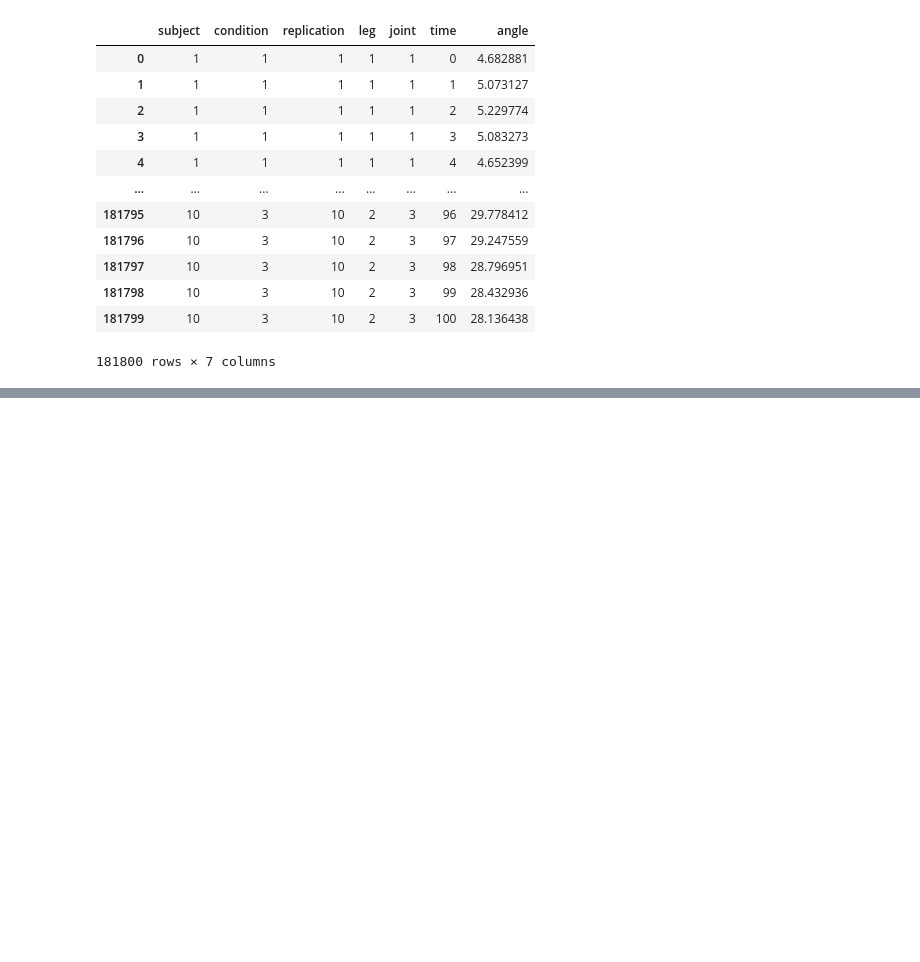
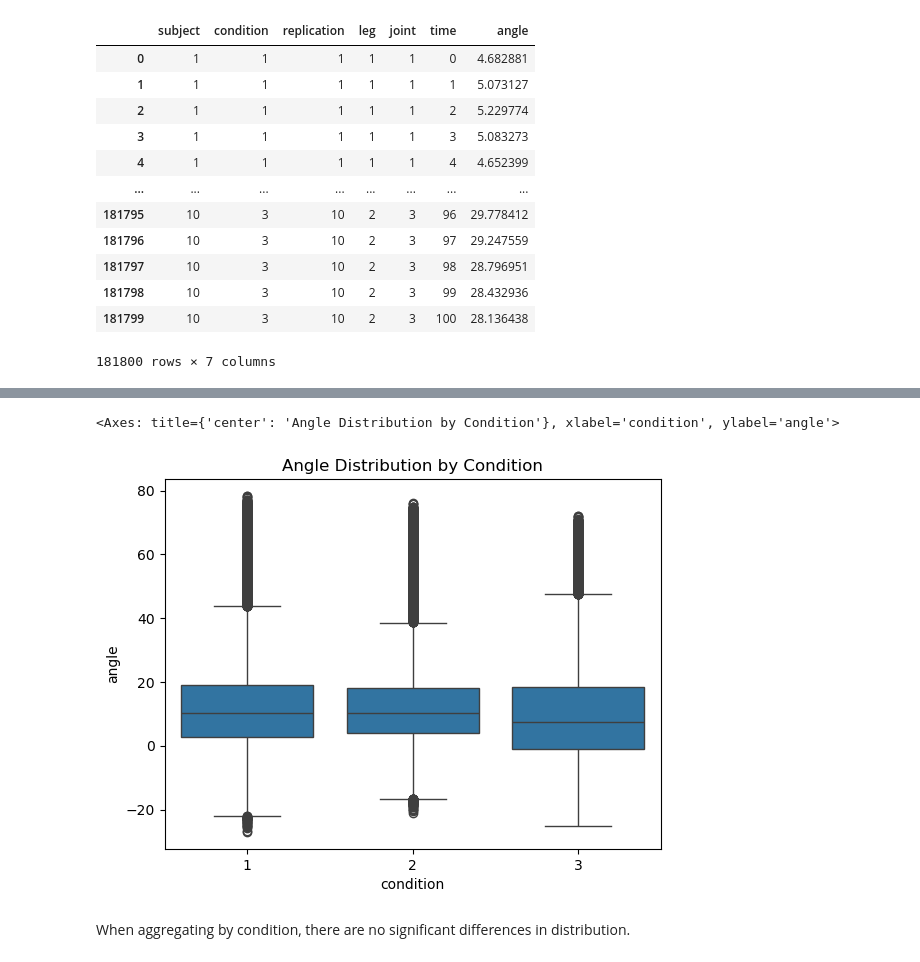
Before and after one commit to jiang-h-y/ds4400-final-proj, a Jupyter notebook: eda.ipynb, the cells around one changed output, grey strips where cells are left out. Drawn from its saved outputs; the diff is of its cells as text; code cells hidden in the pictures; blank space fills up the shorter version.

```diff
--- a/eda.ipynb
+++ b/eda.ipynb
@@ -25,0 +52,9 @@ df
+# %%
+plt.title("Angle Distribution by Condition")
+sns.boxplot(data=df, x="condition", y="angle")
+plt.show()
+# %% [output]
+<Axes: title={'center': 'Angle Distribution by Condition'}, xlabel='condition', ylabel='angle'>
+[figure, added]
+# %% [markdown]
+When aggregating by condition, there are no significant differences in distribution.
```
Also changed, not shown: parts of 4 cells of this notebook.
